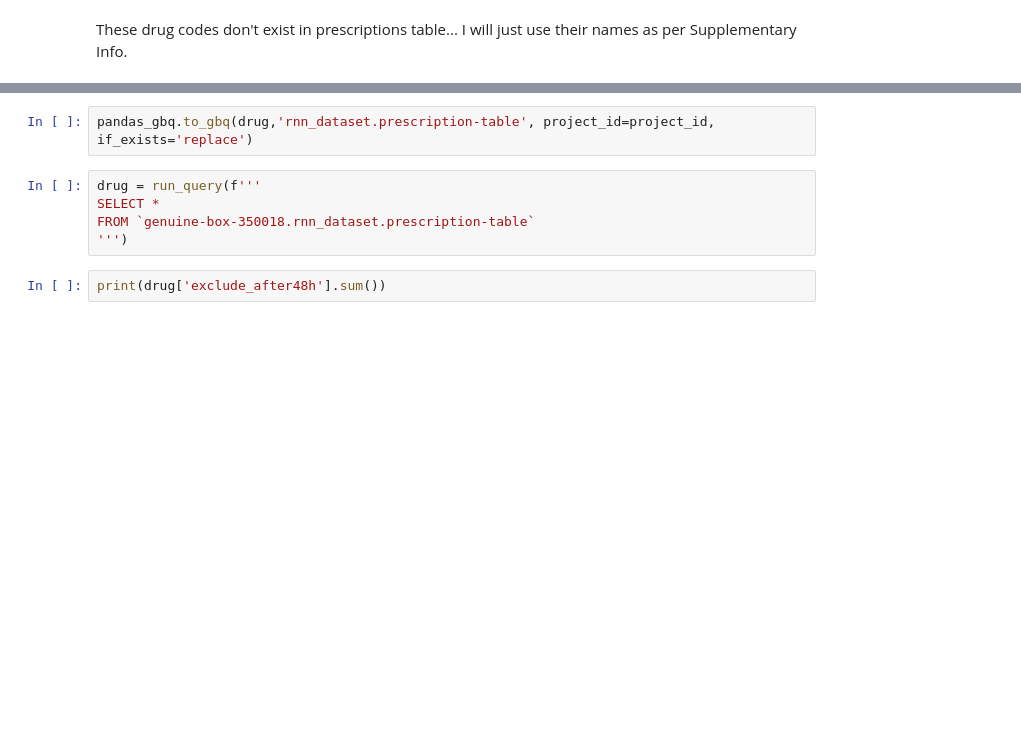
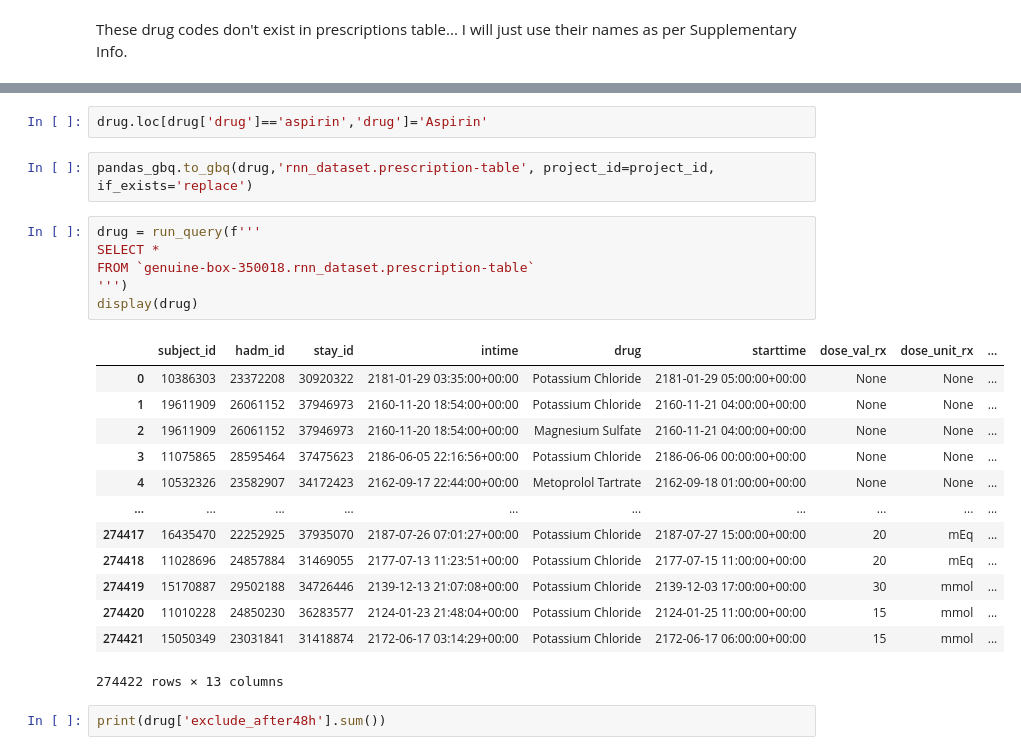
Before and after one commit to suvdzul/Reproduce-RNN-paper, a Jupyter notebook: acquire/covariates/Covariates_Prescriptions.ipynb, the cells around one changed output, grey strips where cells are left out. Drawn from its saved outputs; the diff is of its cells as text; blank space fills up the shorter version.

```diff
--- a/acquire/covariates/Covariates_Prescriptions.ipynb
+++ b/acquire/covariates/Covariates_Prescriptions.ipynb
@@ -93,11 +91,28 @@ display(drug)
 274422 rows × 13 columns
+# %%
+drug.loc[drug['drug']=='aspirin','drug']='Aspirin'
 # %%
 pandas_gbq.to_gbq(drug,'rnn_dataset.prescription-table', project_id=project_id, if_exists='replace')
 # %%
 drug = run_query(f'''
 SELECT *
 FROM `genuine-box-350018.rnn_dataset.prescription-table`
 ''')
+display(drug)
+# %% [output]
+|  | subject_id | hadm_id | stay_id | intime | drug | starttime | dose_val_rx | dose_unit_rx | ... |
+| 0 | 10386303 | 23372208 | 30920322 | 2181-01-29 03:35:00+00:00 | Potassium Chloride | 2181-01-29 05:00:00+00:00 | None | None | ... |
+| 1 | 19611909 | 26061152 | 37946973 | 2160-11-20 18:54:00+00:00 | Potassium Chloride | 2160-11-21 04:00:00+00:00 | None | None | ... |
+| 2 | 19611909 | 26061152 | 37946973 | 2160-11-20 18:54:00+00:00 | Magnesium Sulfate | 2160-11-21 04:00:00+00:00 | None | None | ... |
+| 3 | 11075865 | 28595464 | 37475623 | 2186-06-05 22:16:56+00:00 | Potassium Chloride | 2186-06-06 00:00:00+00:00 | None | None | ... |
+| 4 | 10532326 | 23582907 | 34172423 | 2162-09-17 22:44:00+00:00 | Metoprolol Tartrate | 2162-09-18 01:00:00+00:00 | None | None | ... |
+| ... | ... | ... | ... | ... | ... | ... | ... | ... | ... |
+| 274417 | 16435470 | 22252925 | 37935070 | 2187-07-26 07:01:27+00:00 | Potassium Chloride | 2187-07-27 15:00:00+00:00 | 20 | mEq | ... |
+| 274418 | 11028696 | 24857884 | 31469055 | 2177-07-13 11:23:51+00:00 | Potassium Chloride | 2177-07-15 11:00:00+00:00 | 20 | mEq | ... |
+| 274419 | 15170887 | 29502188 | 34726446 | 2139-12-13 21:07:08+00:00 | Potassium Chloride | 2139-12-03 17:00:00+00:00 | 30 | mmol | ... |
+| 274420 | 11010228 | 24850230 | 36283577 | 2124-01-23 21:48:04+00:00 | Potassium Chloride | 2124-01-25 11:00:00+00:00 | 15 | mmol | ... |
+| 274421 | 15050349 | 23031841 | 31418874 | 2172-06-17 03:14:29+00:00 | Potassium Chloride | 2172-06-17 06:00:00+00:00 | 15 | mmol | ... |
+274422 rows × 13 columns
 # %%
 print(drug['exclude_after48h'].sum())
 # %% [output]
```
Also changed, not shown: parts of 5 cells of this notebook.
